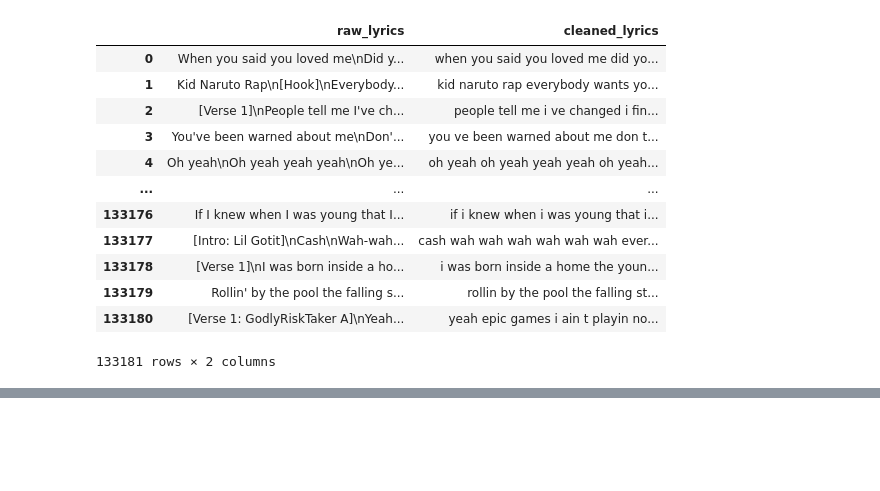
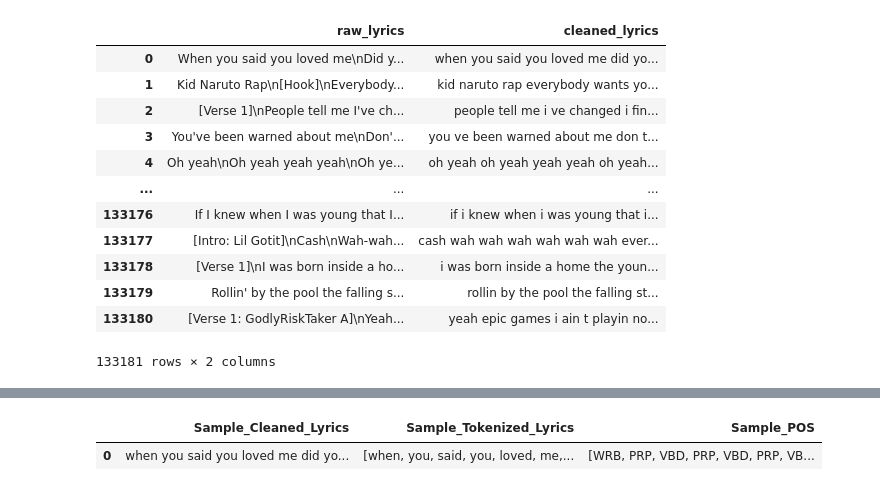
Before and after one commit to tiago2806/text-mining-project, a Jupyter notebook: 02 Data Exploration and Preprocessing.ipynb, the cells around one changed output, grey strips where cells are left out. Cells and saved outputs as stored; diff of their text form; code cells hidden in the pictures; blank space fills up the shorter version.

```diff
--- a/02 Data Exploration and Preprocessing.ipynb
+++ b/02 Data Exploration and Preprocessing.ipynb
@@ -822,0 +865,10 @@ train_dataset[['raw_lyrics', 'cleaned_lyrics', 'tokenized_lyrics']]
+# %%
+comparison = pd.DataFrame({
+    "Sample_Cleaned_Lyrics": [sample_lyrics],
+    "Sample_Tokenized_Lyrics": [sample_tokens] ,
+    "Sample_POS": [sample_pos_for_dataframe]#como sample_tokens é uma lista, se não pusermos os [], cada elemento da lista vai ter a sua própria linha na DataFrame
+})
+comparison
+# %% [output]
+|  | Sample_Cleaned_Lyrics | Sample_Tokenized_Lyrics | Sample_POS |
+| 0 | when you said you loved me did yo... | [when, you, said, you, loved, me,... | [WRB, PRP, VBD, PRP, VBD, PRP, VB... |
```
Also changed, not shown: parts of 9 cells of this notebook.
